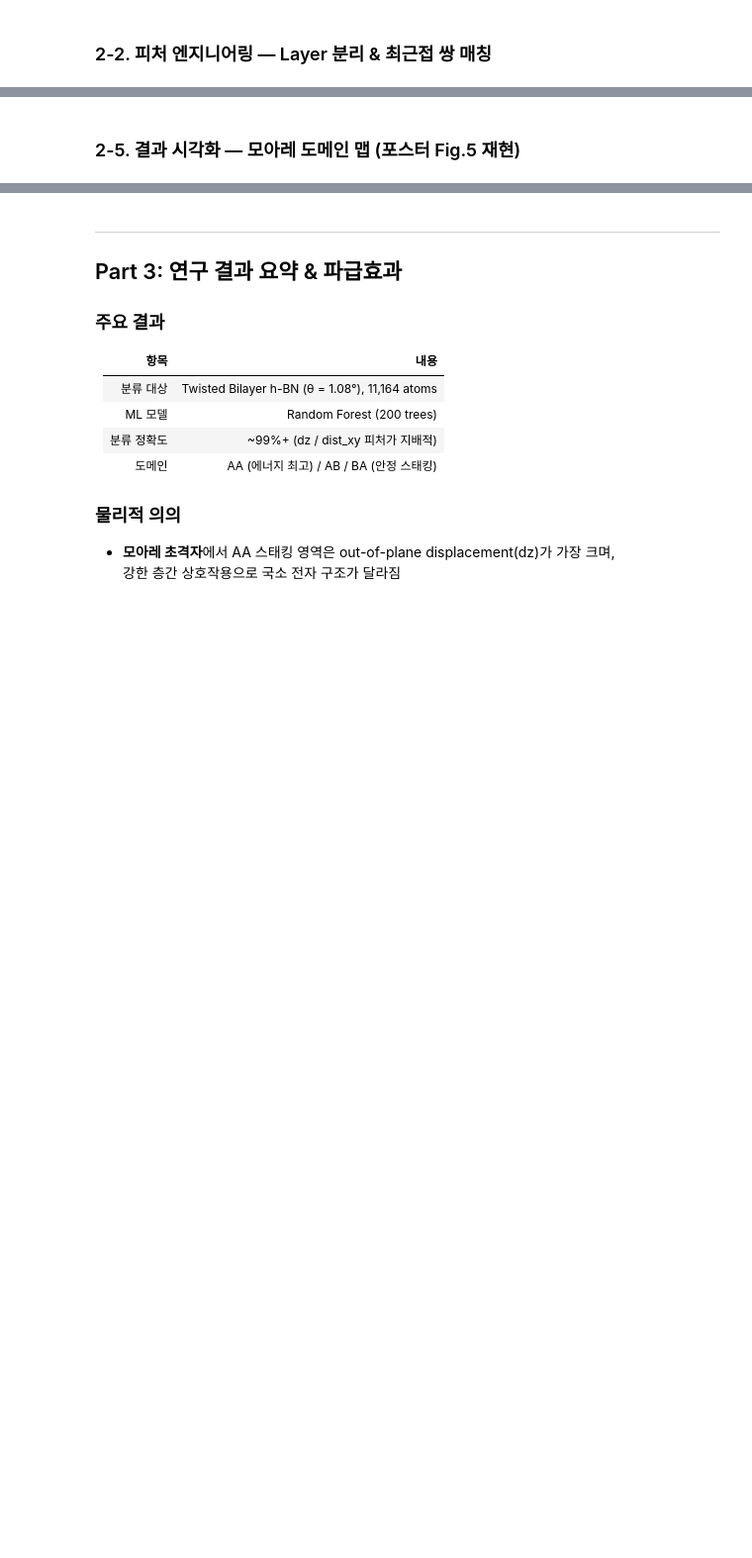
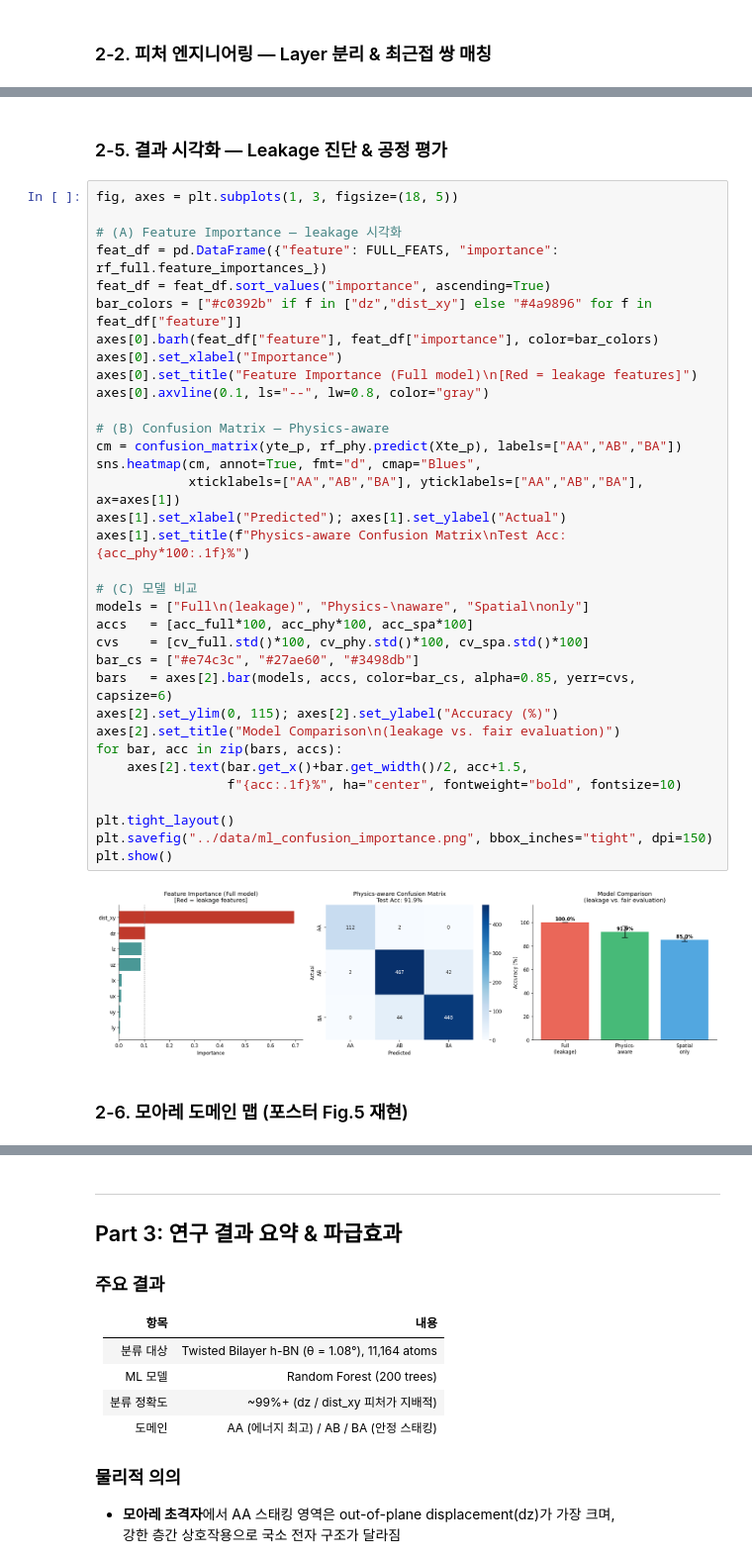
Before and after one commit to Chankyu99/2024_UOS_Physics, a Jupyter notebook: notebooks/2024_고체물리인턴_포폴용.ipynb, the cells around one changed output, grey strips where cells are left out. Shown at 99% size. Drawn from its saved outputs; the diff is of its cells as text; blank space fills up the shorter version.

```diff
--- a/notebooks/2024_고체물리인턴_포폴용.ipynb
+++ b/notebooks/2024_고체물리인턴_포폴용.ipynb
@@ -372,4 +457,42 @@ plt.show()
+# %% [markdown]
+### 2-5. 결과 시각화 — Leakage 진단 & 공정 평가
+# %%
+fig, axes = plt.subplots(1, 3, figsize=(18, 5))
+
+# (A) Feature Importance — leakage 시각화
+feat_df = pd.DataFrame({"feature": FULL_FEATS, "importance": rf_full.feature_importances_})
+feat_df = feat_df.sort_values("importance", ascending=True)
+bar_colors = ["#c0392b" if f in ["dz","dist_xy"] else "#4a9896" for f in feat_df["feature"]]
+axes[0].barh(feat_df["feature"], feat_df["importance"], color=bar_colors)
+axes[0].set_xlabel("Importance")
+axes[0].set_title("Feature Importance (Full model)\n[Red = leakage features]")
+axes[0].axvline(0.1, ls="--", lw=0.8, color="gray")
+
+# (B) Confusion Matrix — Physics-aware
+cm = confusion_matrix(yte_p, rf_phy.predict(Xte_p), labels=["AA","AB","BA"])
+sns.heatmap(cm, annot=True, fmt="d", cmap="Blues",
+            xticklabels=["AA","AB","BA"], yticklabels=["AA","AB","BA"], ax=axes[1])
+axes[1].set_xlabel("Predicted"); axes[1].set_ylabel("Actual")
+axes[1].set_title(f"Physics-aware Confusion Matrix\nTest Acc: {acc_phy*100:.1f}%")
+
+# (C) 모델 비교
+models = ["Full\n(leakage)", "Physics-\naware", "Spatial\nonly"]
+accs   = [acc_full*100, acc_phy*100, acc_spa*100]
+cvs    = [cv_full.std()*100, cv_phy.std()*100, cv_spa.std()*100]
+bar_cs = ["#e74c3c", "#27ae60", "#3498db"]
+bars   = axes[2].bar(models, accs, color=bar_cs, alpha=0.85, yerr=cvs, capsize=6)
+axes[2].set_ylim(0, 115); axes[2].set_ylabel("Accuracy (%)")
+axes[2].set_title("Model Comparison\n(leakage vs. fair evaluation)")
+for bar, acc in zip(bars, accs):
+    axes[2].text(bar.get_x()+bar.get_width()/2, acc+1.5,
+                 f"{acc:.1f}%", ha="center", fontweight="bold", fontsize=10)
+
+plt.tight_layout()
+plt.savefig("../data/ml_confusion_importance.png", bbox_inches="tight", dpi=150)
+plt.show()
+# %% [output]
+[figure, added]
 # %% [markdown]
-### 2-5. 결과 시각화 — 모아레 도메인 맵 (포스터 Fig.5 재현)
+### 2-6. 모아레 도메인 맵 (포스터 Fig.5 재현)
 # %%
 from matplotlib.patches import Patch
```
Also changed, not shown: parts of 14 cells of this notebook, 3 other files.
